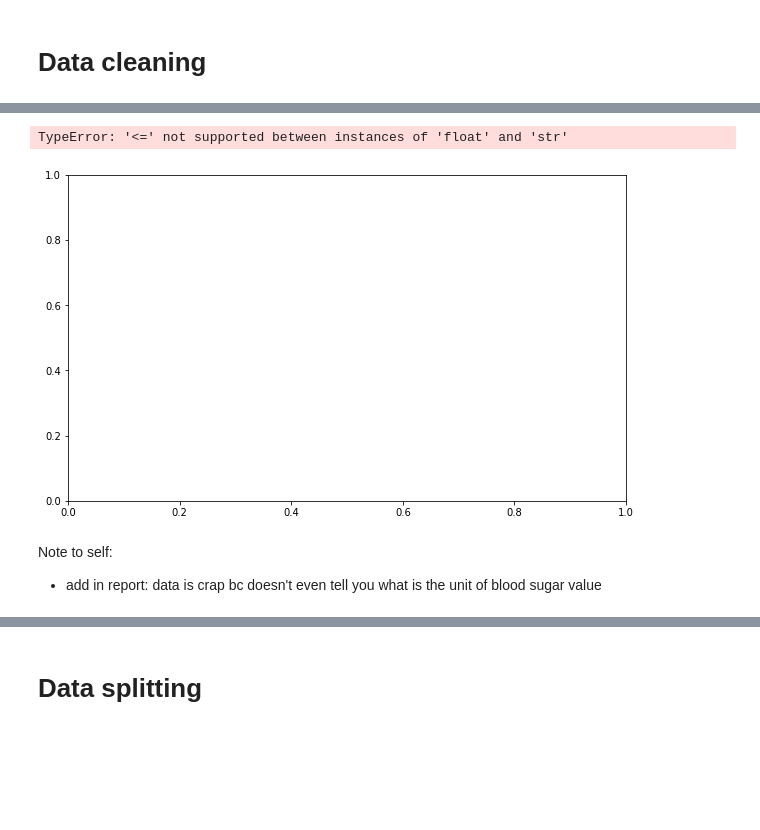
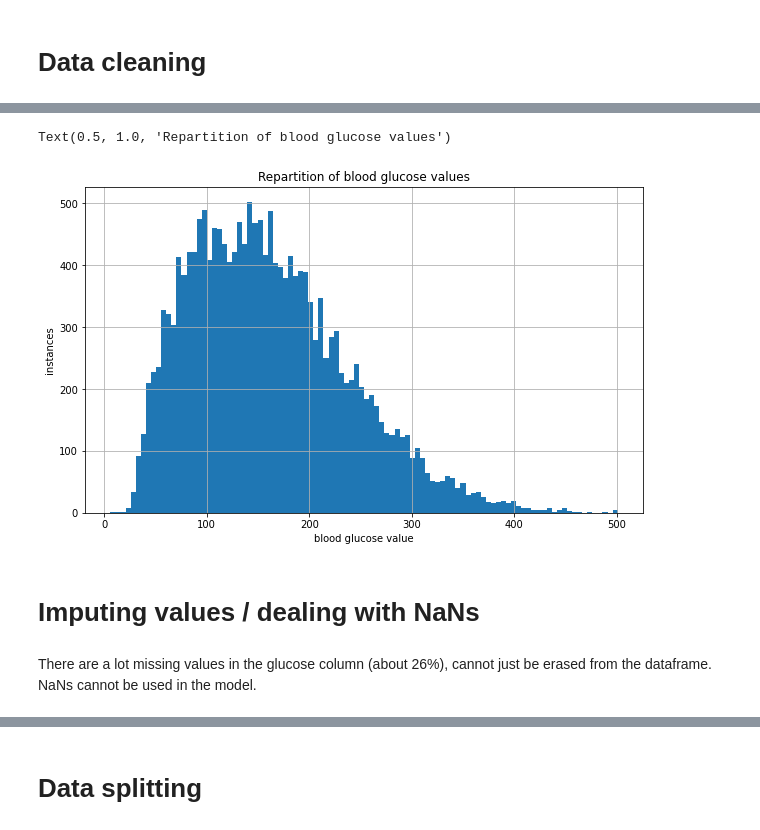
Before and after one commit to elisakaisa/blood_glucose_ML, a Jupyter notebook: project1.ipynb, the cells around one changed output, grey strips where cells are left out. Drawn from its saved outputs; the diff is of its cells as text; code cells hidden in the pictures; blank space fills up the shorter version.

Commit message:
cleaned up some mess, still confused though

```diff
--- a/project1.ipynb
+++ b/project1.ipynb
@@ -241,4 +249,3 @@ data
 # %%
-#drop column code and value
-data = data.drop(columns=['code', 'value'])
-data
+#drop columns code, value and patient
+data = data.drop(columns=['code', 'value', 'patient'])
@@ -258,0 +271,4 @@ data
+# %%
+#filling code values with 0 (where 0 ≃ false)
+data = data.fillna(0)
+data.head()
@@ -258,0 +282,8 @@ data
+# %%
+# put NaNs back to glucose column, needed later to interpolate missing values
+data['glucose'] = data['glucose'].replace(0, np.nan)
+
+#replace code 48 with 57, because both codes mean the same thing
+data['code_meal'] = data['code_meal'].replace(48, 57)
+data['cleaned_code'] = data['cleaned_code'].replace(48, 57)
+data.head()
@@ -258,0 +297,8 @@ data
+# %%
+# change type of columns --> saves memory and space
+cols_cat = ['code_glucose', 'code_insulin', 'cleaned_code', 'other', 'hypo_symptoms',
+            'code_meal','meal', 'code_exercise', 'exercise']
+cols_int = ['insulin']
+data[cols_int] = data[cols_int].astype(int)
+data[cols_cat] = data[cols_cat].astype('category')
+data.info()
@@ -324,10 +356,15 @@ data
 # %%
-# plot blood glucose values
+# plot repatition of blood glucose values
 plt.figure(figsize=(10, 6))
 data['glucose'].hist(bins=100)
+plt.xlabel('blood glucose value')
+plt.ylabel('instances')
+plt.title('Repartition of blood glucose values')
 # %% [output]
-TypeError: '<=' not supported between instances of 'float' and 'str'
+Text(0.5, 1.0, 'Repartition of blood glucose values')
-[figure, old version]
+[figure, new version]
-# %% [markdown]
-Note to self:
-- add in report: data is crap bc doesn't even tell you what is the unit of blood sugar value
+# %% [markdown]
+<h1>Imputing values / dealing with NaNs </h1>
+# %% [markdown]
+There are a lot missing values in the glucose column (about 26%), cannot just be erased from the dataframe.
+NaNs cannot be used in the model.
```
Also changed, not shown: parts of 44 cells of this notebook.
